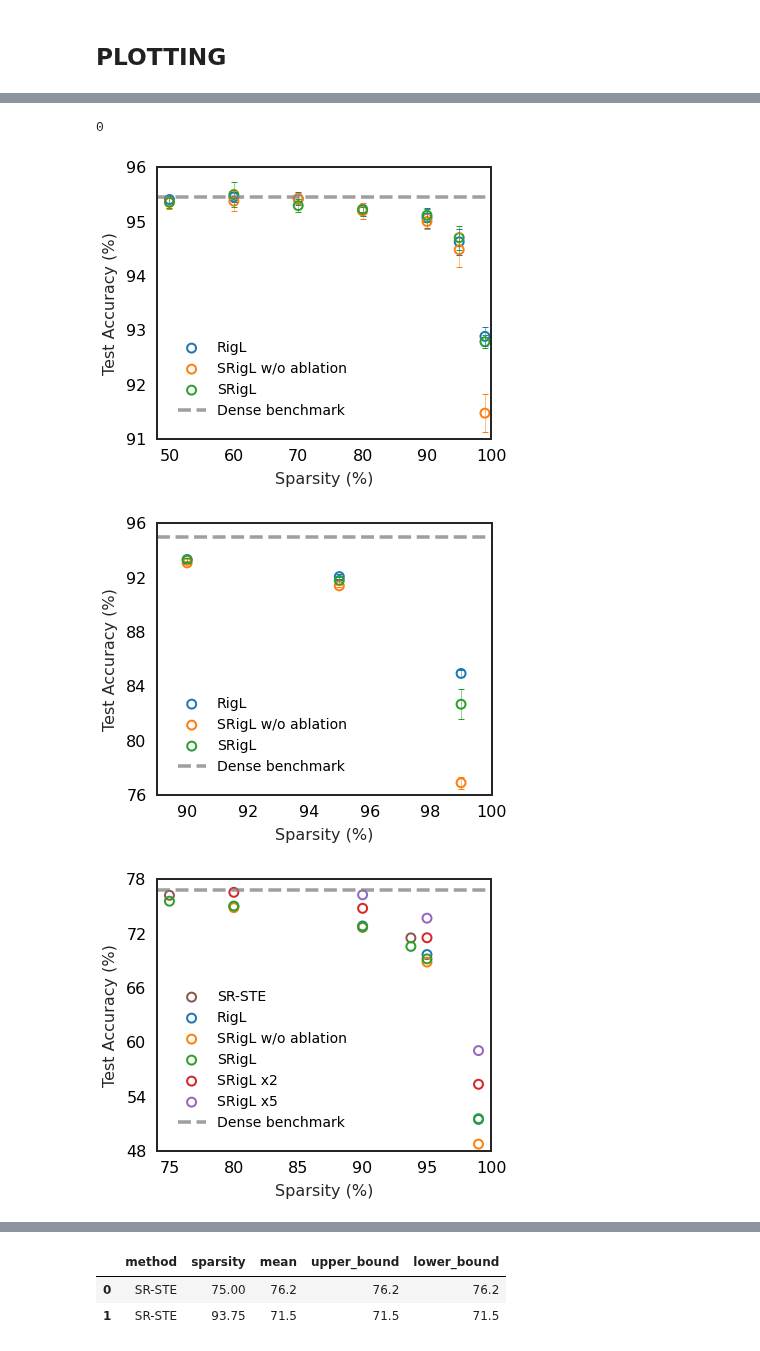
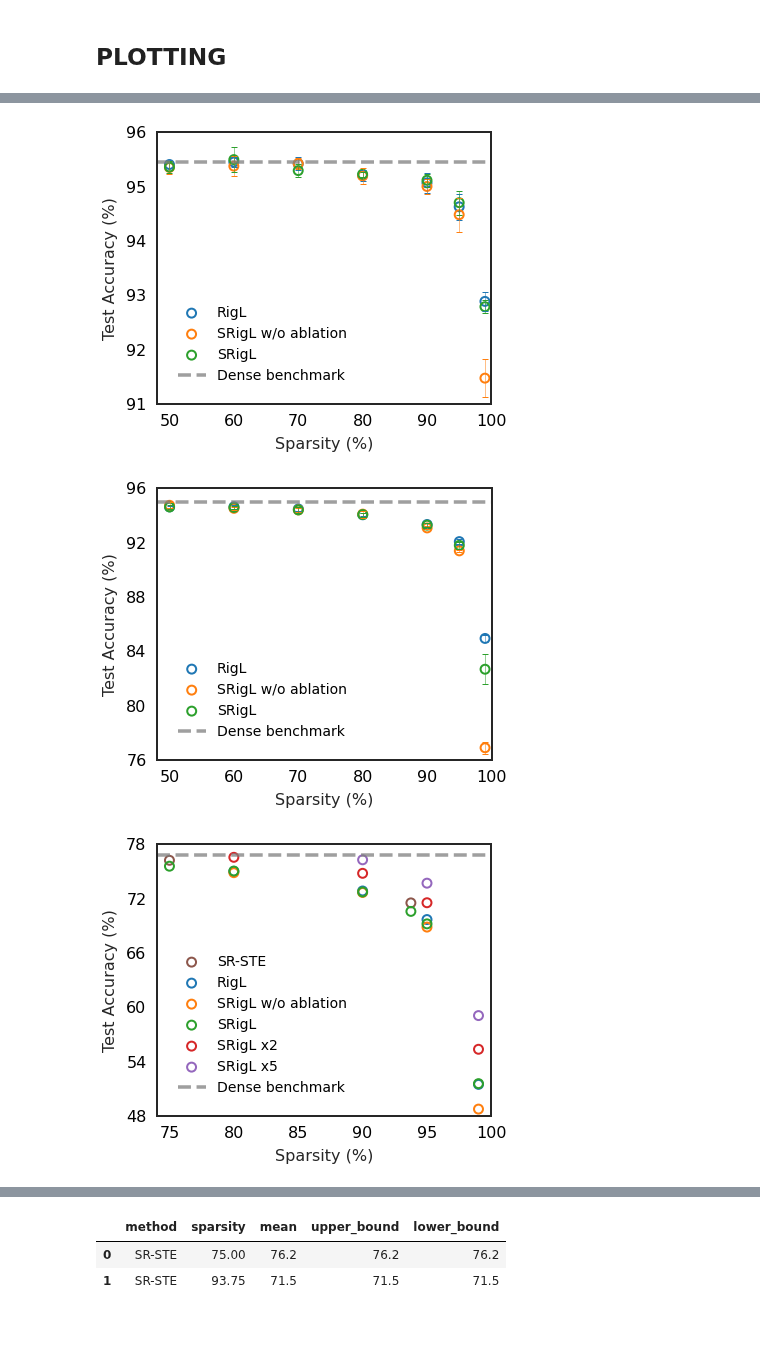
Before and after one commit to calgaryml/condensed-sparsity, a Jupyter notebook: notebooks/final_results.ipynb, the cells around one changed output, grey strips where cells are left out. Cells and saved outputs as stored; diff of their text form; code cells hidden in the pictures.

```diff
--- a/notebooks/final_results.ipynb
+++ b/notebooks/final_results.ipynb
@@ -766,7 +774,7 @@ wide_resnet22_params=dict(
     dense_benchmark_value = _WIDE_RESNET_BENCHMARK,
     plot_99_sparsity=True,
     ylim=[76,96],
-    xlim=[89,100]
+    xlim=[48,100]
 )
 
 imagenet_params=dict(
@@ -795,6 +798,5 @@ findfont: Generic family 'sans-serif' not found because none of the following fa
-0
 [figure]
-[figure, old version]
+[figure, new version]
 [figure]
 # %%
 imagenet_x2.sort_values(by="best_accuracy", ascending=False)[_SUMMARY_COLS+["state"]]
```
Also changed, not shown: parts of 15 cells of this notebook, 2 other files.
